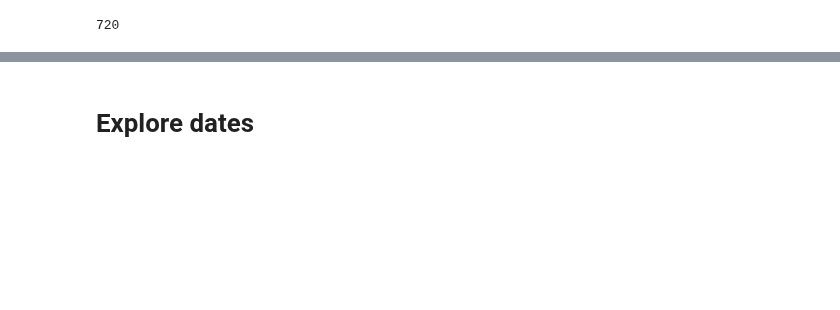
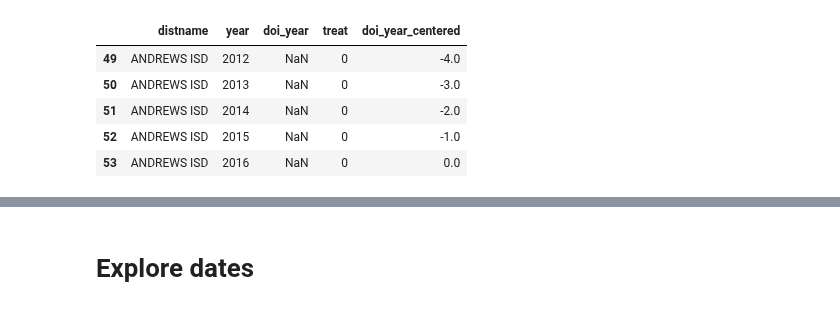
Before and after one commit to KylieLAnglin/dofis, a Jupyter notebook: analysis/causal/graphs_trends.ipynb, the cells around one changed output, grey strips where cells are left out. Saved outputs shown, nothing was run; the diff lists cells and outputs as text; code cells hidden in the pictures; blank space fills up the shorter version.

```diff
--- a/analysis/causal/graphs_trends.ipynb
+++ b/analysis/causal/graphs_trends.ipynb
@@ -7,21 +7,16 @@ import pandas as pd
 import numpy as np
 import statsmodels.formula.api as smf
 from scipy import stats
-# %%
-data_path = '/Users/kylieleblancKylie/domino/dofis/data/'
-table_path = '/Users/kylieleblancKylie/domino/dofis/results/descriptive/'
-
-data = pd.read_csv(os.path.join(data_path, 'clean', 'master_data.csv'),
-                  sep=",")
-year = pd.read_csv(os.path.join(data_path, 'clean', 'fix_dates.csv'), sep=",")
-year = year[['district', 'correct']]
-year['distname'] = year.district.str.upper()
-year = year [['distname', 'correct']]
-data = data.merge(year, left_on = 'distname', right_on = 'distname', how = 'left')
-data = data[data.always_eligible == True]
-data = data[(data.correct == 2017) | (data.correct == 2016) | (data.doi == False)]
-print(len(data[data.year == 'yr1718']))
-data.head()
-data.to_csv(os.path.join(data_path, 'clean', 'cits.csv'), sep=",")
-# %% [output]
-720
+# %%
+data_path = '/Users/kylieleblancKylie/domino/dofis/data/'
+table_path = '/Users/kylieleblancKylie/domino/dofis/results/descriptive/'
+data = pd.read_csv(os.path.join(data_path, 'clean', 'cits_match.csv'),
+                  sep=",", low_memory=False)
+data[['distname', 'year', 'doi_year', 'treat', 'doi_year_centered']][data.doi == False].head()
+# %% [output]
+|  | distname | year | doi_year | treat | doi_year_centered |
+| 49 | ANDREWS ISD | 2012 | NaN | 0 | -4.0 |
+| 50 | ANDREWS ISD | 2013 | NaN | 0 | -3.0 |
+| 51 | ANDREWS ISD | 2014 | NaN | 0 | -2.0 |
+| 52 | ANDREWS ISD | 2015 | NaN | 0 | -1.0 |
+| 53 | ANDREWS ISD | 2016 | NaN | 0 | 0.0 |
```
Also changed, not shown: parts of 28 cells of this notebook, 3 other files.
